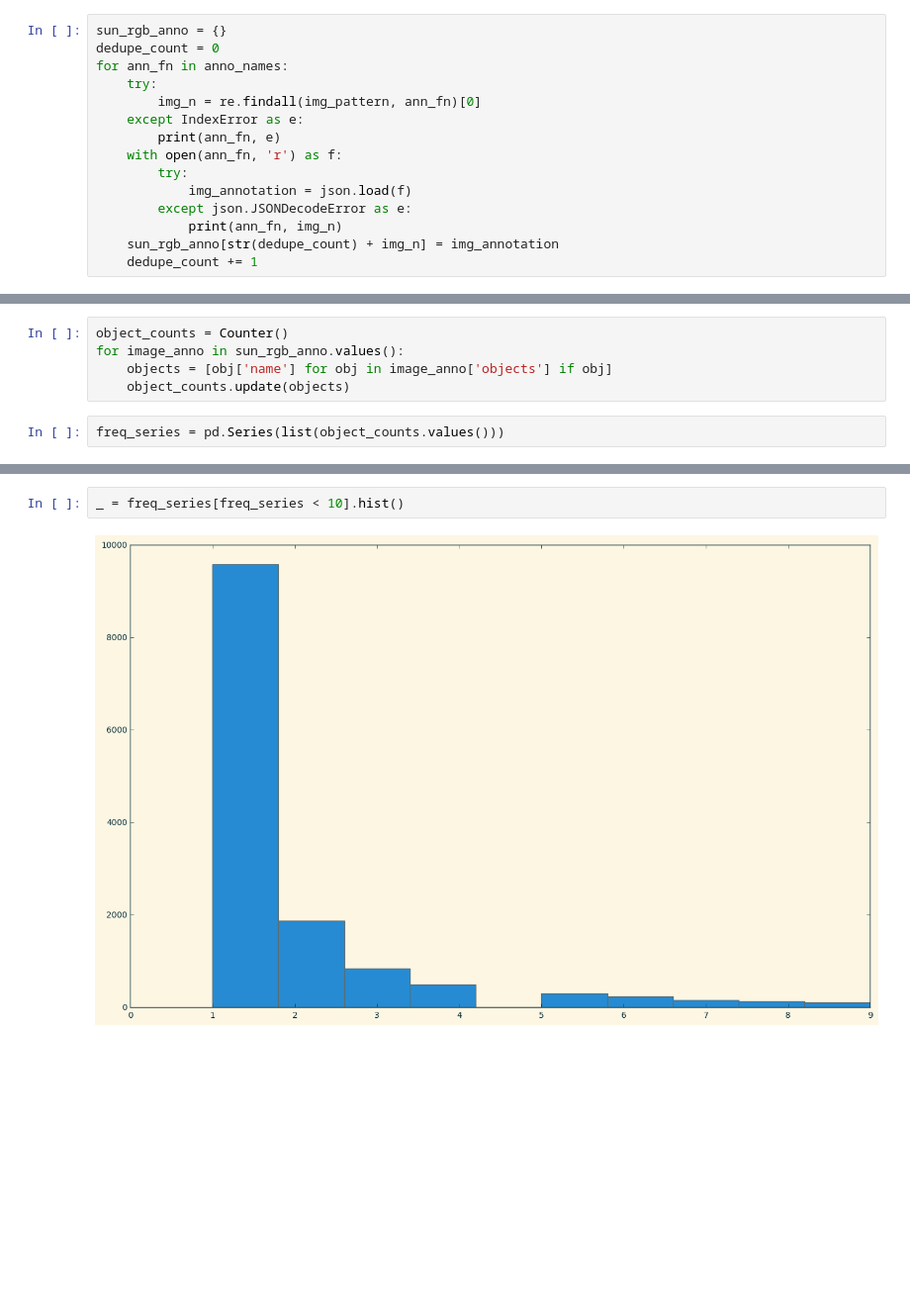
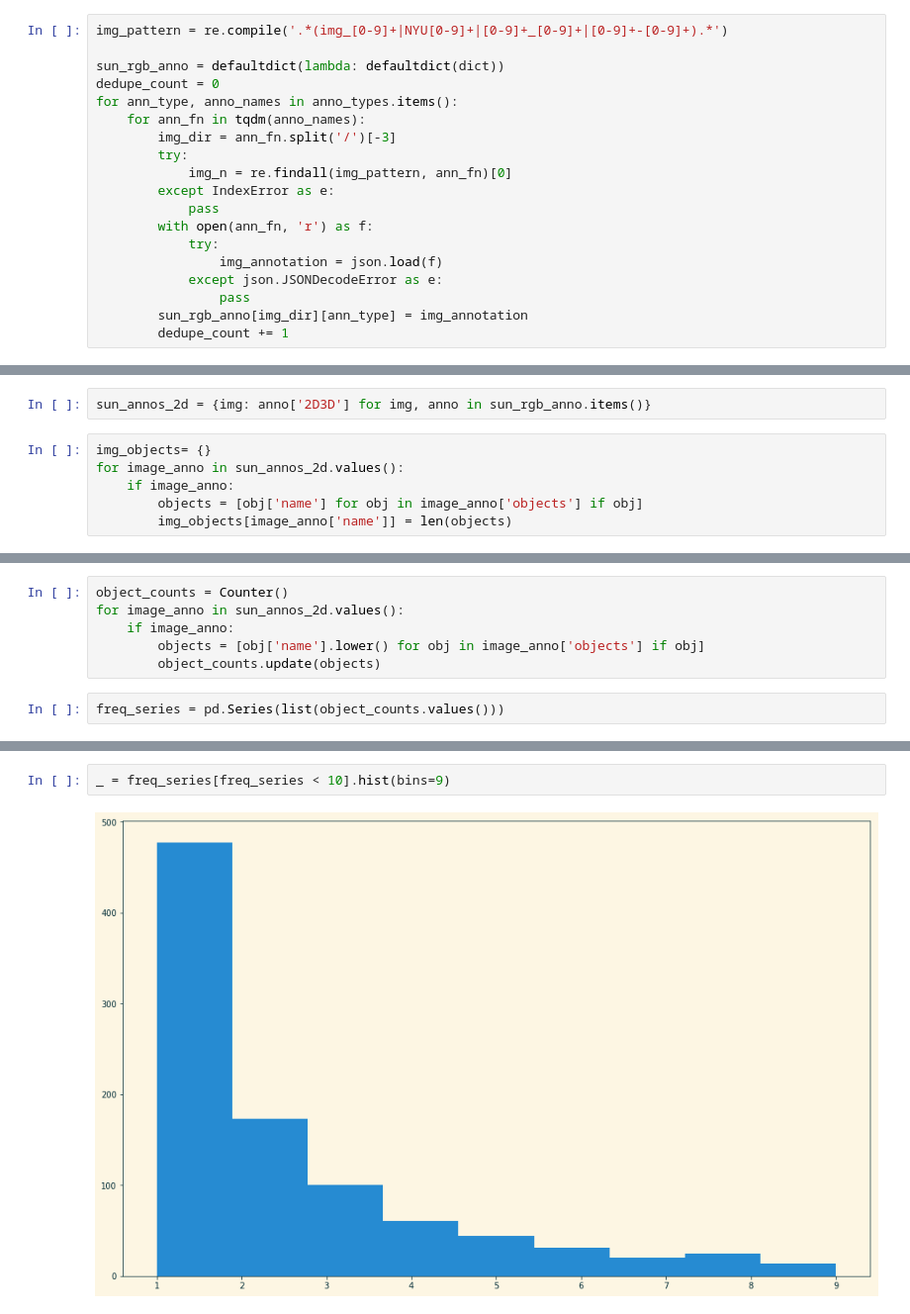
Before and after one commit to drschwenk/sunrgbd, a Jupyter notebook: expl_sun.ipynb, the cells around one changed output, grey strips where cells are left out. Shown at 99% size. Drawn from its saved outputs; the diff is of its cells as text; blank space fills up the shorter version.

Commit message:
working on generating ds scaffolding
comparing v2 and v1 anno
matching objs in 2D and 3D

```diff
--- a/expl_sun.ipynb
+++ b/expl_sun.ipynb
@@ -63,15 +69,19 @@ re.findall(img_pattern, ts1)
 # %%
-sun_rgb_anno = {}
+img_pattern = re.compile('.*(img_[0-9]+|NYU[0-9]+|[0-9]+_[0-9]+|[0-9]+-[0-9]+).*')
+
+sun_rgb_anno = defaultdict(lambda: defaultdict(dict))
 dedupe_count = 0
-for ann_fn in anno_names:
-    try:
-        img_n = re.findall(img_pattern, ann_fn)[0]
-    except IndexError as e:
-        print(ann_fn, e)
-    with open(ann_fn, 'r') as f:
+for ann_type, anno_names in anno_types.items():
+    for ann_fn in tqdm(anno_names):
+        img_dir = ann_fn.split('/')[-3]
         try:
-            img_annotation = json.load(f)
-        except json.JSONDecodeError as e:
-            print(ann_fn, img_n)
-    sun_rgb_anno[str(dedupe_count) + img_n] = img_annotation
-    dedupe_count += 1
+            img_n = re.findall(img_pattern, ann_fn)[0]
+        except IndexError as e:
+            pass
+        with open(ann_fn, 'r') as f:
+            try:
+                img_annotation = json.load(f)
+            except json.JSONDecodeError as e:
+                pass
+        sun_rgb_anno[img_dir][ann_type] = img_annotation
+        dedupe_count += 1
@@ -107,0 +202,8 @@ test_anno = list(sun_rgb_anno.values())[50]
+# %%
+sun_annos_2d = {img: anno['2D3D'] for img, anno in sun_rgb_anno.items()}
+# %%
+img_objects= {}
+for image_anno in sun_annos_2d.values():
+    if image_anno:
+        objects = [obj['name'] for obj in image_anno['objects'] if obj]
+        img_objects[image_anno['name']] = len(objects)
@@ -108,7 +215,8 @@ test_anno = list(sun_rgb_anno.values())[50]
 # %%
 object_counts = Counter()
-for image_anno in sun_rgb_anno.values():
-    objects = [obj['name'] for obj in image_anno['objects'] if obj]
-    object_counts.update(objects)
+for image_anno in sun_annos_2d.values():
+    if image_anno:
+        objects = [obj['name'].lower() for obj in image_anno['objects'] if obj]
+        object_counts.update(objects)
 # %%
 freq_series = pd.Series(list(object_counts.values()))
@@ -115,4 +227,4 @@ freq_series = pd.Series(list(object_counts.values()))
 # %%
-_ = freq_series[freq_series < 10].hist()
+_ = freq_series[freq_series < 10].hist(bins=9)
 # %% [output]
-[figure, old version]
+[figure, new version]
```
Also changed, not shown: parts of 90 cells of this notebook.
